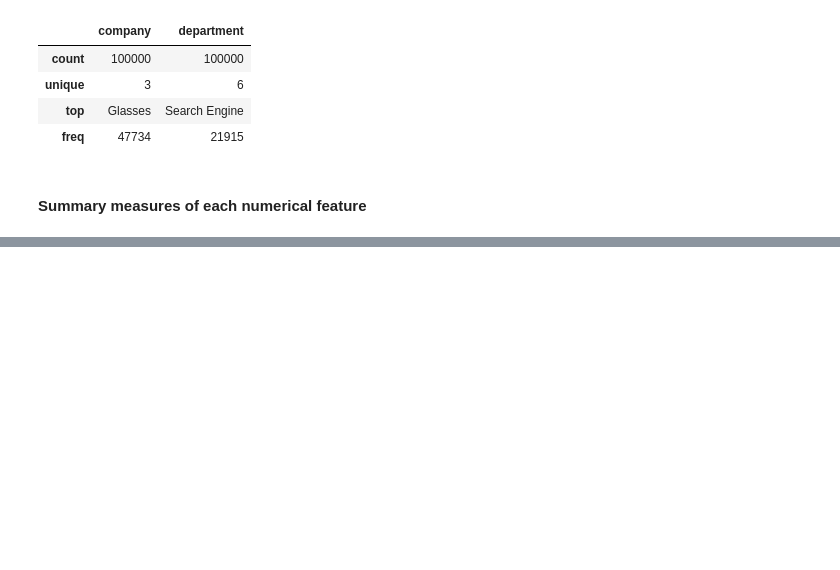
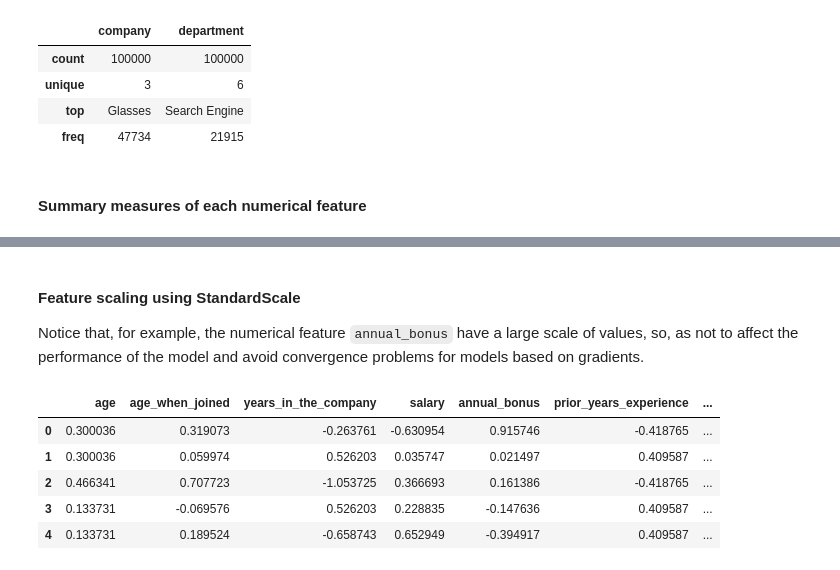
Before and after one commit to SamuelJabes/Employee_Salary_Prediction, a Jupyter notebook: model.ipynb, the cells around one changed output, grey strips where cells are left out. Drawn from its saved outputs; the diff is of its cells as text; code cells hidden in the pictures; blank space fills up the shorter version.

Commit message:
Preprocessamento dos dados e função de validação de modelos

```diff
--- a/model.ipynb
+++ b/model.ipynb
@@ -133,0 +176,21 @@ Also, we know that the others features (which are numerical) are having **high d
+# %% [markdown]
+#### Feature scaling using StandardScale
+
+Notice that, for example, the numerical feature `annual_bonus` have a large scale of values, so, as not to affect the performance of the model and avoid convergence problems for models based on gradients.
+# %%
+# creating a instance of StandardScaler
+scaler = StandardScaler()
+
+# applying StandardScaler only to features
+num_feat_norm = scaler.fit_transform(num_feat)
+
+# converting normalized output to a new DataFrame
+feat_norm_df = pd.DataFrame(num_feat_norm, columns=num_feat.columns)
+feat_norm_df.head()
+# %% [output]
+|  | age | age_when_joined | years_in_the_company | salary | annual_bonus | prior_years_experience | ... |
+| 0 | 0.300036 | 0.319073 | -0.263761 | -0.630954 | 0.915746 | -0.418765 | ... |
+| 1 | 0.300036 | 0.059974 | 0.526203 | 0.035747 | 0.021497 | 0.409587 | ... |
+| 2 | 0.466341 | 0.707723 | -1.053725 | 0.366693 | 0.161386 | -0.418765 | ... |
+| 3 | 0.133731 | -0.069576 | 0.526203 | 0.228835 | -0.147636 | 0.409587 | ... |
+| 4 | 0.133731 | 0.189524 | -0.658743 | 0.652949 | -0.394917 | 0.409587 | ... |
```
Also changed, not shown: parts of 22 cells of this notebook.
